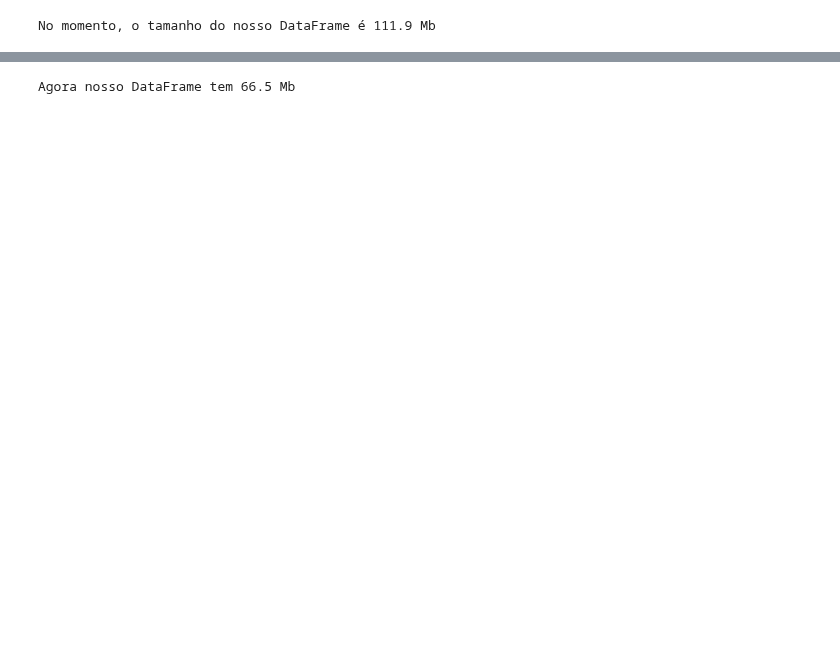
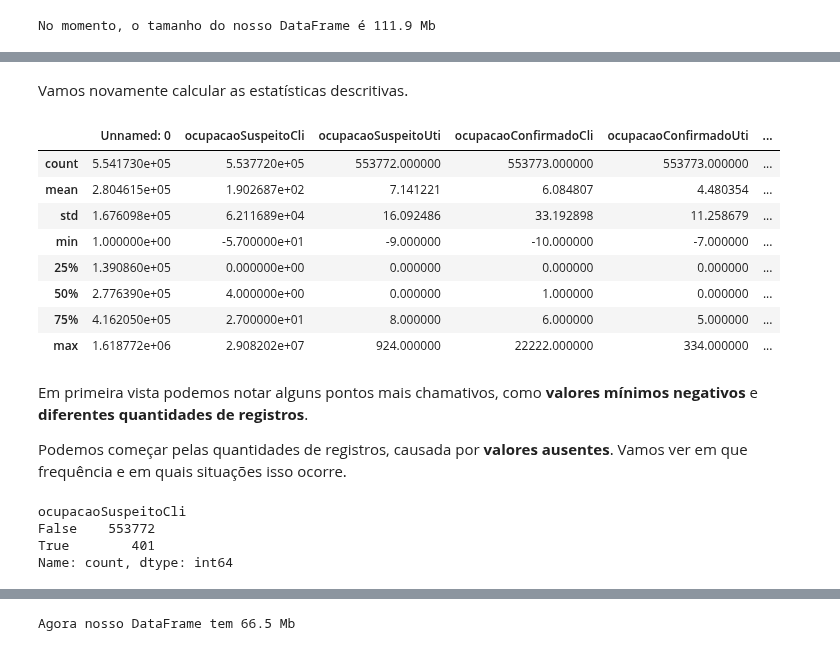
Before and after one commit to lucascorumba/study-projects, a Jupyter notebook: covid-hospital/analysis.ipynb, the cells around one changed output, grey strips where cells are left out. Cells and saved outputs as stored; diff of their text form; code cells hidden in the pictures; blank space fills up the shorter version.

```diff
--- a/covid-hospital/analysis.ipynb
+++ b/covid-hospital/analysis.ipynb
@@ -355,0 +368,25 @@ print(to_drop)
+# %% [markdown]
+Vamos novamente calcular as estatísticas descritivas.
+# %%
+df.describe()
+# %% [output]
+|  | Unnamed: 0 | ocupacaoSuspeitoCli | ocupacaoSuspeitoUti | ocupacaoConfirmadoCli | ocupacaoConfirmadoUti | ... |
+| count | 5.541730e+05 | 5.537720e+05 | 553772.000000 | 553773.000000 | 553773.000000 | ... |
+| mean | 2.804615e+05 | 1.902687e+02 | 7.141221 | 6.084807 | 4.480354 | ... |
+| std | 1.676098e+05 | 6.211689e+04 | 16.092486 | 33.192898 | 11.258679 | ... |
+| min | 1.000000e+00 | -5.700000e+01 | -9.000000 | -10.000000 | -7.000000 | ... |
+| 25% | 1.390860e+05 | 0.000000e+00 | 0.000000 | 0.000000 | 0.000000 | ... |
+| 50% | 2.776390e+05 | 4.000000e+00 | 0.000000 | 1.000000 | 0.000000 | ... |
+| 75% | 4.162050e+05 | 2.700000e+01 | 8.000000 | 6.000000 | 5.000000 | ... |
+| max | 1.618772e+06 | 2.908202e+07 | 924.000000 | 22222.000000 | 334.000000 | ... |
+# %% [markdown]
+Em primeira vista podemos notar alguns pontos mais chamativos, como **valores mínimos negativos** e **diferentes quantidades de registros**.
+
+Podemos começar pelas quantidades de registros, causada por **valores ausentes**. Vamos ver em que frequência e em quais situações isso ocorre.
+# %%
+df['ocupacaoSuspeitoCli'].isna().value_counts()
+# %% [output]
+ocupacaoSuspeitoCli
+False    553772
+True        401
+Name: count, dtype: int64
```
Also changed, not shown: parts of 22 cells of this notebook.
